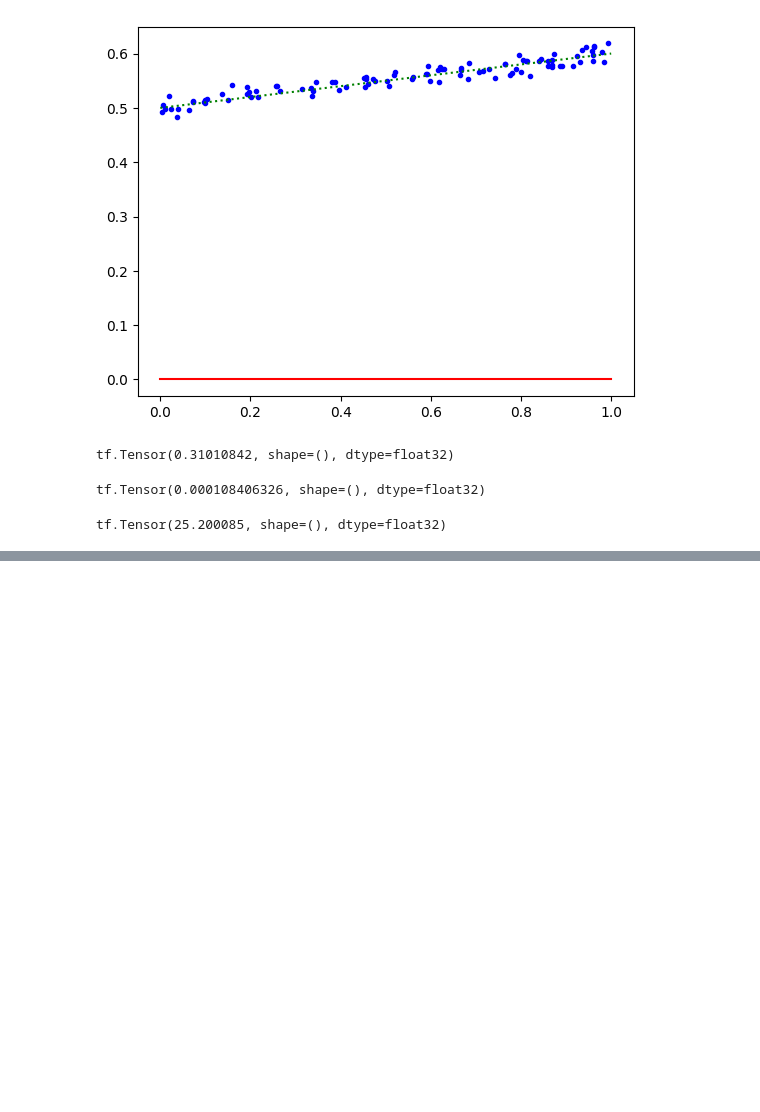
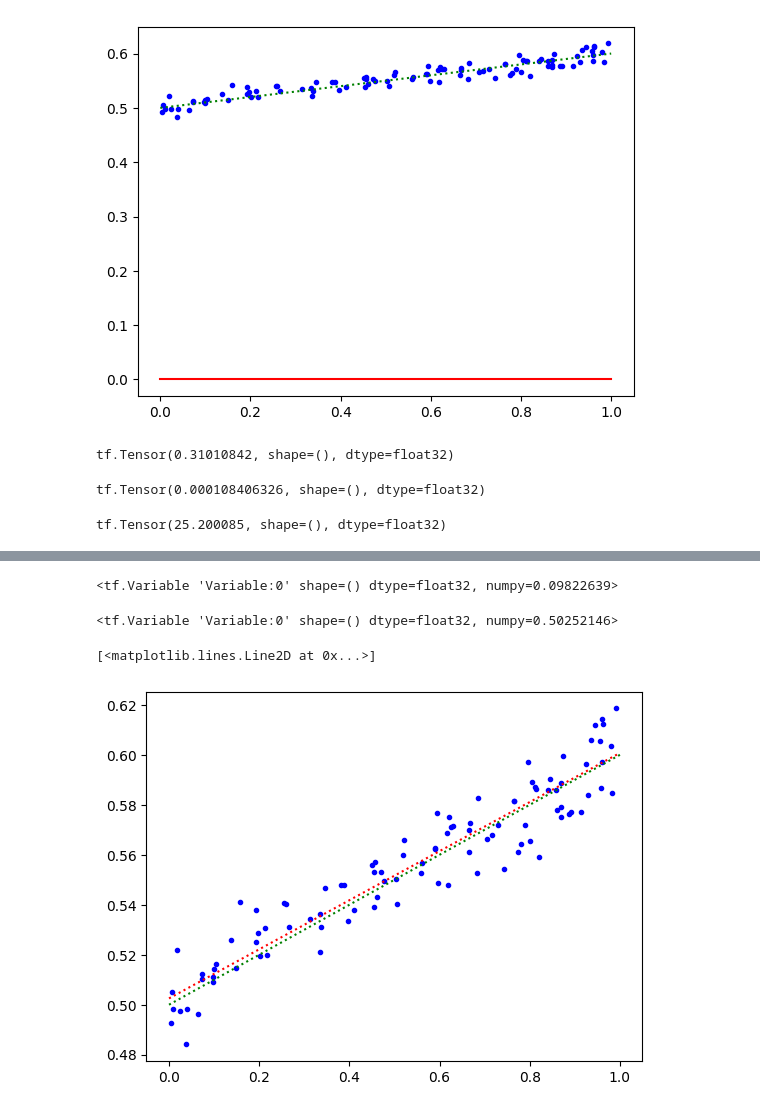
Before and after one commit to pgodschalk/practicalDL, a Jupyter notebook: experiment - linear regression.ipynb, the cells around one changed output, grey strips where cells are left out. Drawn from its saved outputs; the diff is of its cells as text; code cells hidden in the pictures; blank space fills up the shorter version.

```diff
--- a/experiment - linear regression.ipynb
+++ b/experiment - linear regression.ipynb
@@ -64,0 +93,17 @@ learning_rate = 0.1
+# %%
+w
+# %% [output]
+<tf.Variable 'Variable:0' shape=() dtype=float32, numpy=0.09822639>
+# %%
+b
+# %% [output]
+<tf.Variable 'Variable:0' shape=() dtype=float32, numpy=0.50252146>
+# %%
+w_true = 0.1
+b_true = 0.5
+mpl.plot(X, Y, 'b.')
+mpl.plot([0,1], [0*w+b,1*w+b], 'r:')
+mpl.plot([0,1], [0*w_true+b_true,1*w_true+b_true], 'g:')
+# %% [output]
+[<matplotlib.lines.Line2D at 0x...>]
+[figure, added]
```
Also changed, not shown: parts of 2 cells of this notebook, 1 other file.
